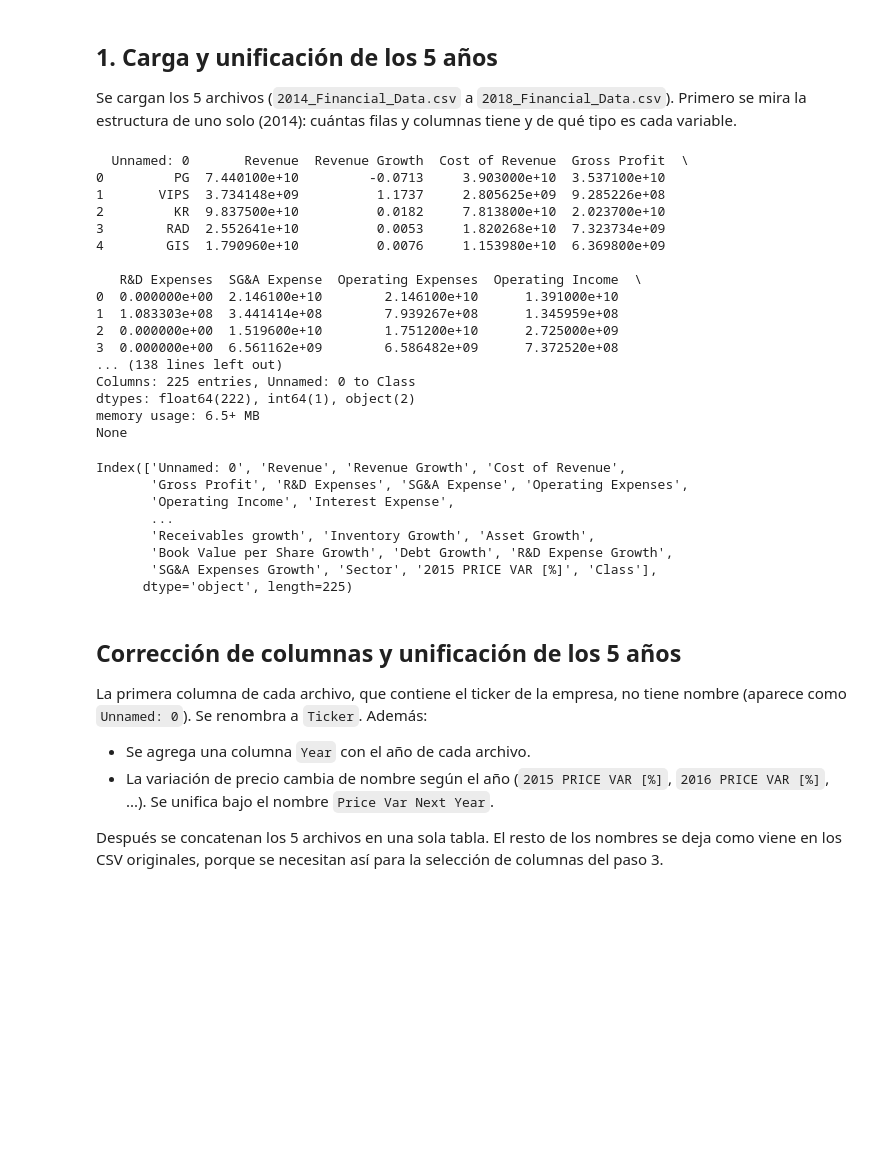
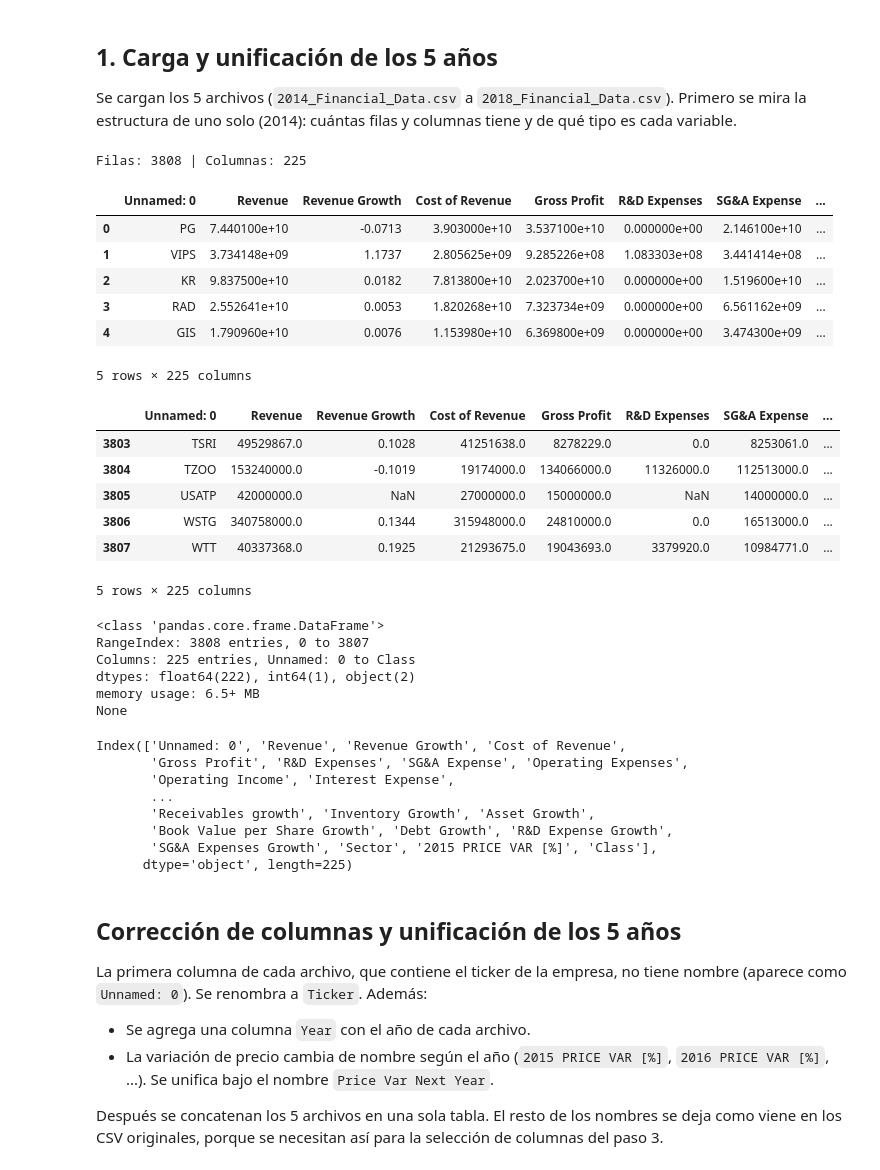
Before and after one commit to EmanuelMatiasCinel/Proyecto-Final-Data-Science, a Jupyter notebook: Grupo_16_Proyecto_Final_Completo.ipynb, the cells around one changed output. Drawn from its saved outputs; the diff is of its cells as text; code cells hidden in the pictures; blank space fills up the shorter version.

```diff
--- a/Grupo_16_Proyecto_Final_Completo.ipynb
+++ b/Grupo_16_Proyecto_Final_Completo.ipynb
@@ -40,46 +40,52 @@ Se cargan los 5 archivos (`2014_Financial_Data.csv` a `2018_Financial_Data.csv`)
 # %%
 #define los data frames y lee los .csv
 
 df= pd.read_csv("2014_Financial_Data.csv")
 df1= pd.read_csv("2015_Financial_Data.csv")
 df2= pd.read_csv("2016_Financial_Data.csv")
 df3= pd.read_csv("2017_Financial_Data.csv")
 df4= pd.read_csv("2018_Financial_Data.csv")
 
 #imprime por consola las primeras 5 filas del DataFrame
-print(df.head())
+print("Filas:", df.shape[0], "| Columnas:", df.shape[1])
+display(df.head())
+display(df.tail())
 
 # Imprime info completa del DF
 print(df.info())
 
 # Obtengo el nombre de las columnas
 df.columns
 # %% [output]
-  Unnamed: 0       Revenue  Revenue Growth  Cost of Revenue  Gross Profit  \
-0         PG  7.440100e+10         -0.0713     3.903000e+10  3.537100e+10
-1       VIPS  3.734148e+09          1.1737     2.805625e+09  9.285226e+08
-2         KR  9.837500e+10          0.0182     7.813800e+10  2.023700e+10
-3        RAD  2.552641e+10          0.0053     1.820268e+10  7.323734e+09
-4        GIS  1.790960e+10          0.0076     1.153980e+10  6.369800e+09
-
-   R&D Expenses  SG&A Expense  Operating Expenses  Operating Income  \
-0  0.000000e+00  2.146100e+10        2.146100e+10      1.391000e+10
-1  1.083303e+08  3.441414e+08        7.939267e+08      1.345959e+08
-2  0.000000e+00  1.519600e+10        1.751200e+10      2.725000e+09
-3  0.000000e+00  6.561162e+09        6.586482e+09      7.372520e+08
-... (138 lines left out)
-Columns: 225 entries, Unnamed: 0 to Class
-dtypes: float64(222), int64(1), object(2)
-memory usage: 6.5+ MB
-None
+Filas: 3808 | Columnas: 225
+|  | Unnamed: 0 | Revenue | Revenue Growth | Cost of Revenue | Gross Profit | R&D Expenses | SG&A Expense | ... |
+| 0 | PG | 7.440100e+10 | -0.0713 | 3.903000e+10 | 3.537100e+10 | 0.000000e+00 | 2.146100e+10 | ... |
+| 1 | VIPS | 3.734148e+09 | 1.1737 | 2.805625e+09 | 9.285226e+08 | 1.083303e+08 | 3.441414e+08 | ... |
+| 2 | KR | 9.837500e+10 | 0.0182 | 7.813800e+10 | 2.023700e+10 | 0.000000e+00 | 1.519600e+10 | ... |
+| 3 | RAD | 2.552641e+10 | 0.0053 | 1.820268e+10 | 7.323734e+09 | 0.000000e+00 | 6.561162e+09 | ... |
+| 4 | GIS | 1.790960e+10 | 0.0076 | 1.153980e+10 | 6.369800e+09 | 0.000000e+00 | 3.474300e+09 | ... |
-Index(['Unnamed: 0', 'Revenue', 'Revenue Growth', 'Cost of Revenue',
-       'Gross Profit', 'R&D Expenses', 'SG&A Expense', 'Operating Expenses',
-       'Operating Income', 'Interest Expense',
-       ...
-       'Receivables growth', 'Inventory Growth', 'Asset Growth',
-       'Book Value per Share Growth', 'Debt Growth', 'R&D Expense Growth',
-       'SG&A Expenses Growth', 'Sector', '2015 PRICE VAR [%]', 'Class'],
-      dtype='object', length=225)
+5 rows × 225 columns
+|  | Unnamed: 0 | Revenue | Revenue Growth | Cost of Revenue | Gross Profit | R&D Expenses | SG&A Expense | ... |
+| 3803 | TSRI | 49529867.0 | 0.1028 | 41251638.0 | 8278229.0 | 0.0 | 8253061.0 | ... |
+| 3804 | TZOO | 153240000.0 | -0.1019 | 19174000.0 | 134066000.0 | 11326000.0 | 112513000.0 | ... |
+| 3805 | USATP | 42000000.0 | NaN | 27000000.0 | 15000000.0 | NaN | 14000000.0 | ... |
+| 3806 | WSTG | 340758000.0 | 0.1344 | 315948000.0 | 24810000.0 | 0.0 | 16513000.0 | ... |
+| 3807 | WTT | 40337368.0 | 0.1925 | 21293675.0 | 19043693.0 | 3379920.0 | 10984771.0 | ... |
+5 rows × 225 columns
+<class 'pandas.core.frame.DataFrame'>
+RangeIndex: 3808 entries, 0 to 3807
+Columns: 225 entries, Unnamed: 0 to Class
+dtypes: float64(222), int64(1), object(2)
+memory usage: 6.5+ MB
+None
+Index(['Unnamed: 0', 'Revenue', 'Revenue Growth', 'Cost of Revenue',
+       'Gross Profit', 'R&D Expenses', 'SG&A Expense', 'Operating Expenses',
+       'Operating Income', 'Interest Expense',
+       ...
+       'Receivables growth', 'Inventory Growth', 'Asset Growth',
+       'Book Value per Share Growth', 'Debt Growth', 'R&D Expense Growth',
+       'SG&A Expenses Growth', 'Sector', '2015 PRICE VAR [%]', 'Class'],
+      dtype='object', length=225)
 # %% [markdown]
 ## Corrección de columnas y unificación de los 5 años
 
```
Also changed, not shown: parts of 4 cells of this notebook.
